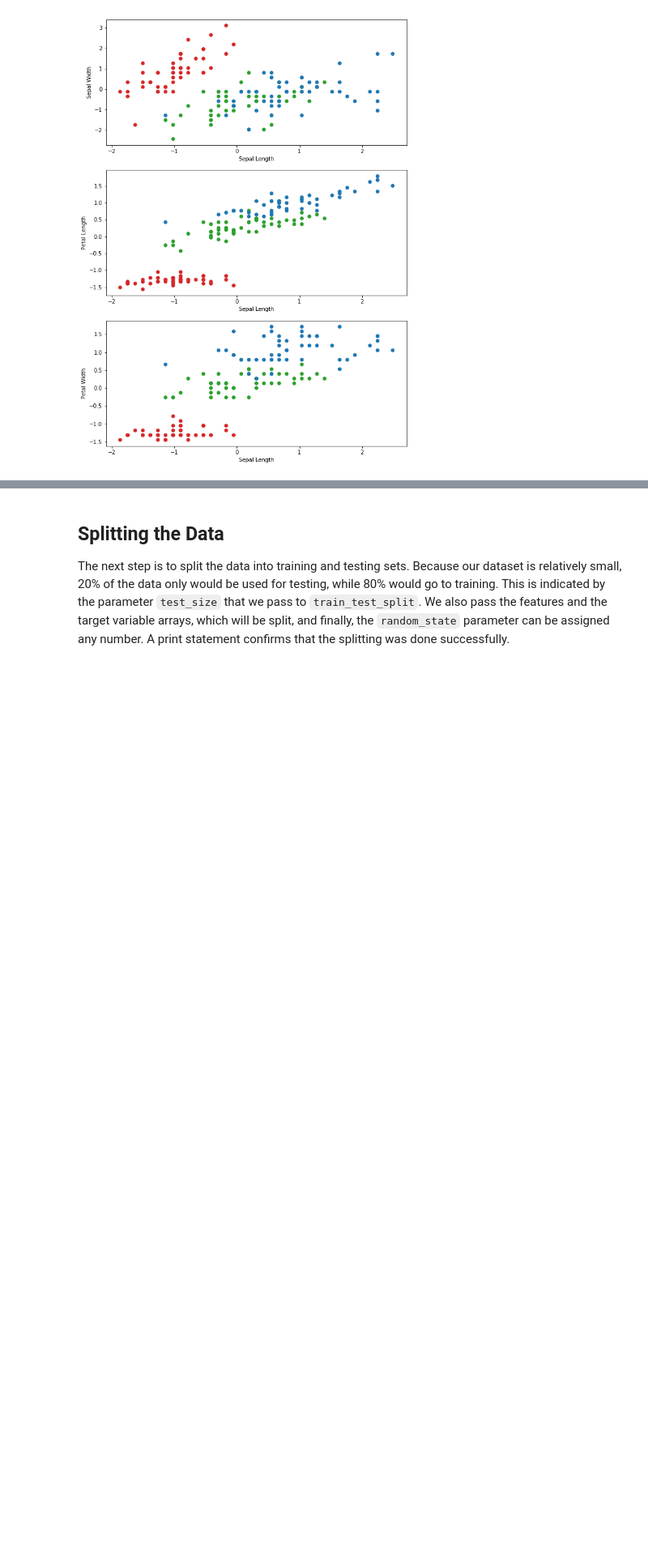
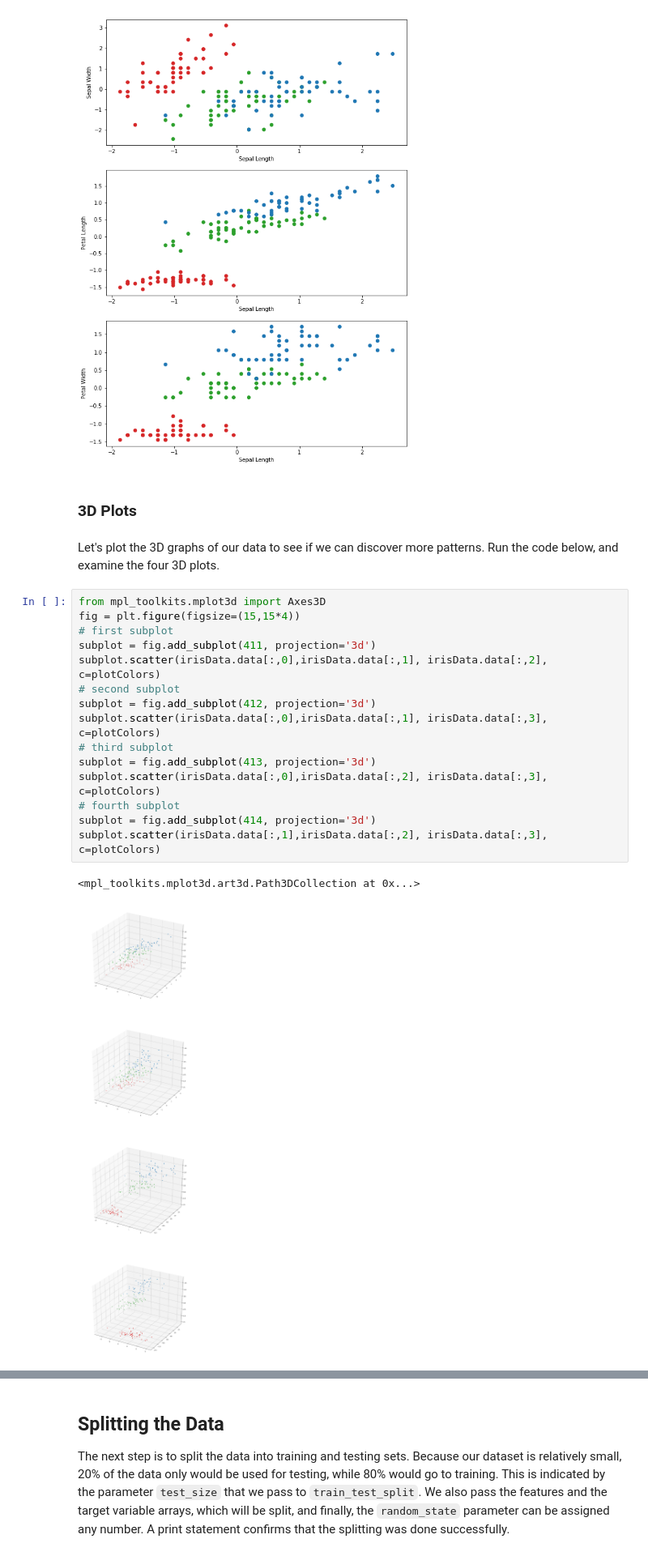
Before and after one commit to OmarElkilany/Iris-Dataset-Tutorial, a Jupyter notebook: IrisClassification.ipynb, the cells around one changed output, grey strips where cells are left out. Shown: that part at 81% size. Cells and saved outputs as stored; diff of their text form; blank space fills up the shorter version.

Commit message:
Add 3D Plots

```diff
--- a/IrisClassification.ipynb
+++ b/IrisClassification.ipynb
@@ -67,6 +67,28 @@ subplots.scatter(irisData.data[:,0],irisData.data[:,3], c=plotColors)
 # %% [output]
 <matplotlib.collections.PathCollection at 0x...>
 [figure]
+# %% [markdown]
+### 3D Plots
+# %% [markdown]
+Let's plot the 3D graphs of our data to see if we can discover more patterns. Run the code below, and examine the four 3D plots.
+# %%
+from mpl_toolkits.mplot3d import Axes3D
+fig = plt.figure(figsize=(15,15*4))
+# first subplot
+subplot = fig.add_subplot(411, projection='3d')
+subplot.scatter(irisData.data[:,0],irisData.data[:,1], irisData.data[:,2], c=plotColors)
+# second subplot
+subplot = fig.add_subplot(412, projection='3d')
+subplot.scatter(irisData.data[:,0],irisData.data[:,1], irisData.data[:,3], c=plotColors)
+# third subplot
+subplot = fig.add_subplot(413, projection='3d')
+subplot.scatter(irisData.data[:,0],irisData.data[:,2], irisData.data[:,3], c=plotColors)
+# fourth subplot
+subplot = fig.add_subplot(414, projection='3d')
+subplot.scatter(irisData.data[:,1],irisData.data[:,2], irisData.data[:,3], c=plotColors)
+# %% [output]
+<mpl_toolkits.mplot3d.art3d.Path3DCollection at 0x...>
+[figure, added]
 # %% [markdown]
 ### Making Some Observations
 From the graphs above, you can tell that class 0 (shown in red) is more distinguishable from the other two classes. Each of Petal Width and Petal Length is in fact enough to distinguish class 0 from the rest of the flowers on its own. On the other hand, however, the boundaries between the two other classes seem to be slightly blurred.
```
Also changed, not shown: parts of 2 cells of this notebook, 1 other file.
